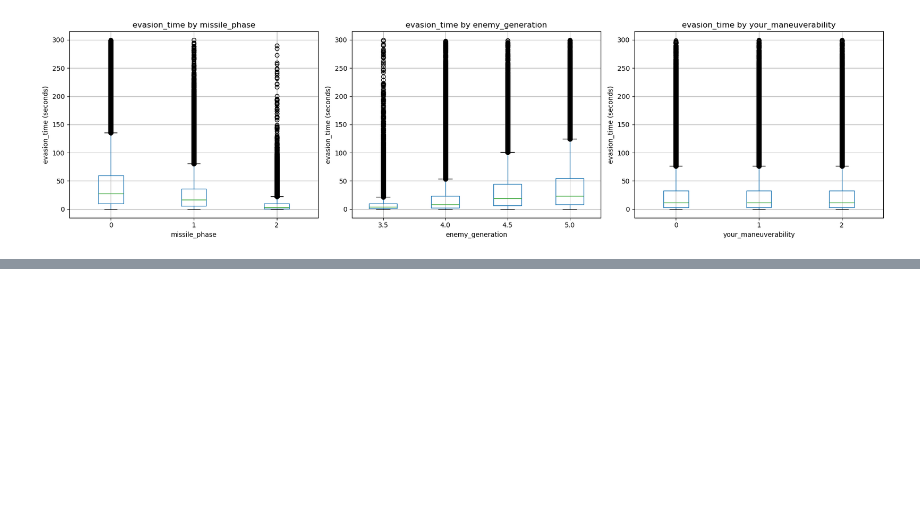
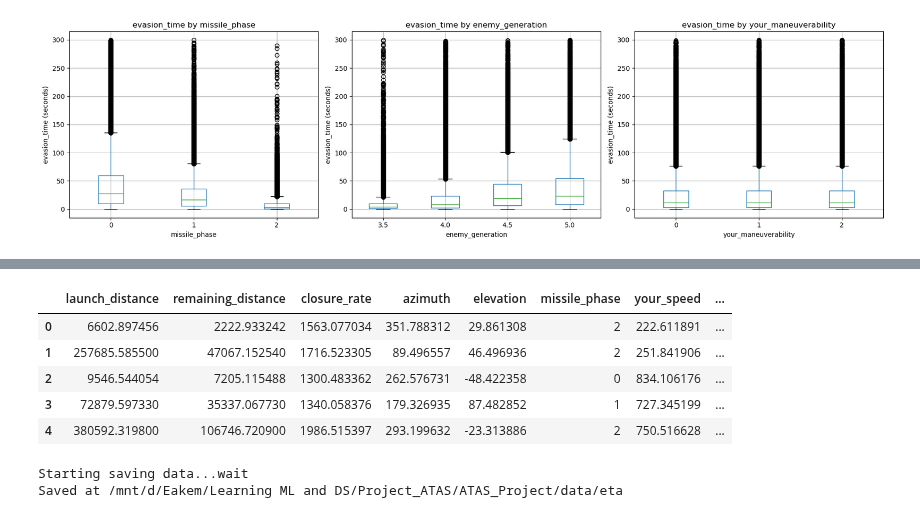
Before and after one commit to Eakempreet/ATAS_Project, a Jupyter notebook: notebooks/02_eta_regressor/02_eta_regressor.ipynb, the cells around one changed output, grey strips where cells are left out. Drawn from its saved outputs; the diff is of its cells as text; code cells hidden in the pictures; blank space fills up the shorter version.

```diff
--- a/notebooks/02_eta_regressor/02_eta_regressor.ipynb
+++ b/notebooks/02_eta_regressor/02_eta_regressor.ipynb
@@ -560,0 +648,9 @@ plt.show();
+# %%
+test_df.head()
+# %% [output]
+|  | launch_distance | remaining_distance | closure_rate | azimuth | elevation | missile_phase | your_speed | ... |
+| 0 | 6602.897456 | 2222.933242 | 1563.077034 | 351.788312 | 29.861308 | 2 | 222.611891 | ... |
+| 1 | 257685.585500 | 47067.152540 | 1716.523305 | 89.496557 | 46.496936 | 2 | 251.841906 | ... |
+| 2 | 9546.544054 | 7205.115488 | 1300.483362 | 262.576731 | -48.422358 | 0 | 834.106176 | ... |
+| 3 | 72879.597330 | 35337.067730 | 1340.058376 | 179.326935 | 87.482852 | 1 | 727.345199 | ... |
+| 4 | 380592.319800 | 106746.720900 | 1986.515397 | 293.199632 | -23.313886 | 2 | 750.516628 | ... |
@@ -560,0 +660,19 @@ plt.show();
+# %%
+# 4. Saving the dataset split in parquet form
+
+from pathlib import Path
+
+# Making the data folder for eta data
+Path(ETA_DATA_ROOT).mkdir(parents=True, exist_ok=True)
+
+# Saving the data
+print("Starting saving data...wait")
+
+train_df.to_parquet(ETA_DATA_ROOT / "train.parquet", engine="auto",index=False)
+val_df.to_parquet(ETA_DATA_ROOT / "val.parquet", engine="auto", index=False)
+test_df.to_parquet(ETA_DATA_ROOT / "test.parquet", engine="auto", index=False)
+
+print(f"Saved at {ETA_DATA_ROOT}")
+# %% [output]
+Starting saving data...wait
+Saved at /mnt/d/Eakem/Learning ML and DS/Project_ATAS/ATAS_Project/data/eta
```
Also changed, not shown: parts of 18 cells of this notebook.
